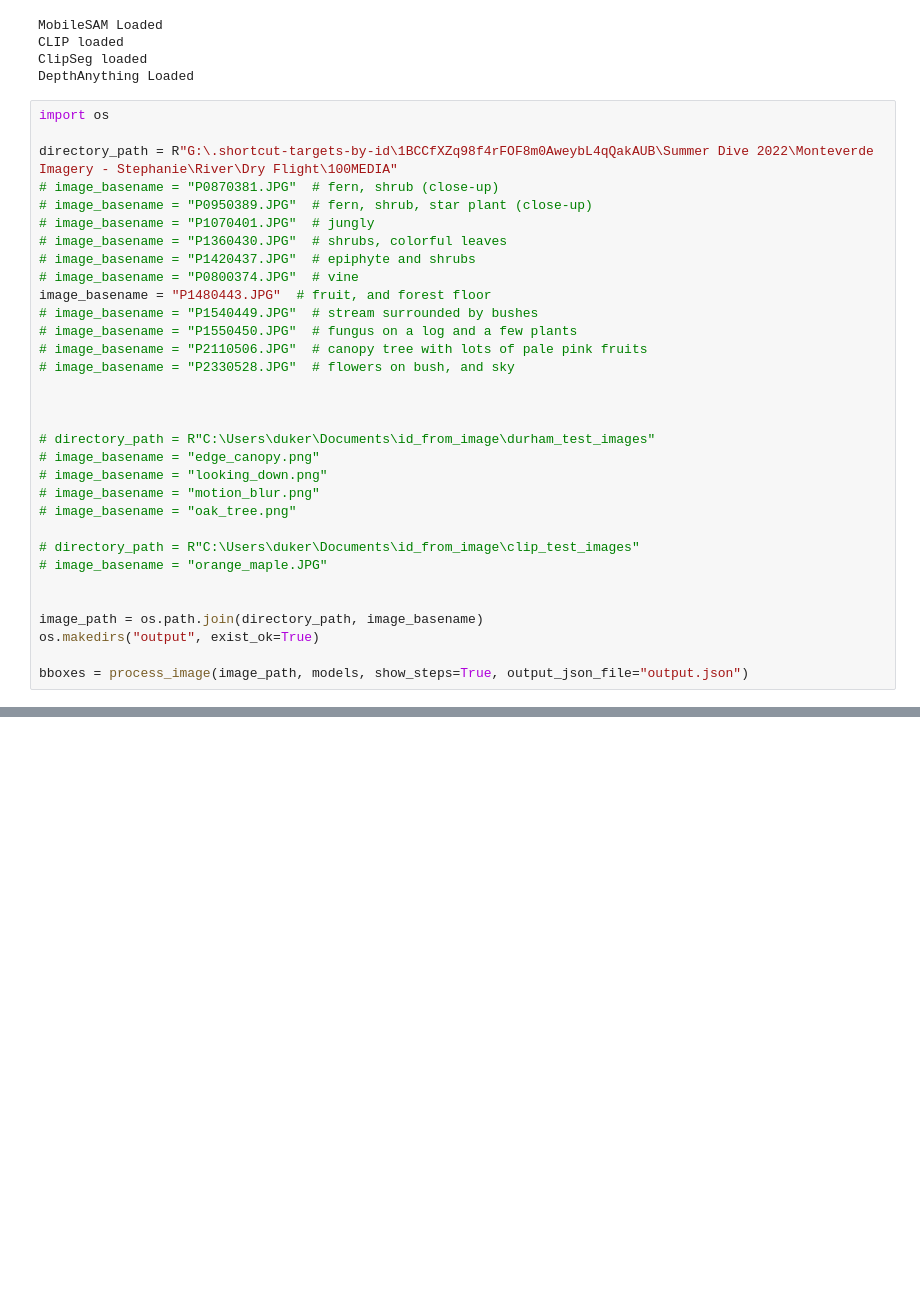
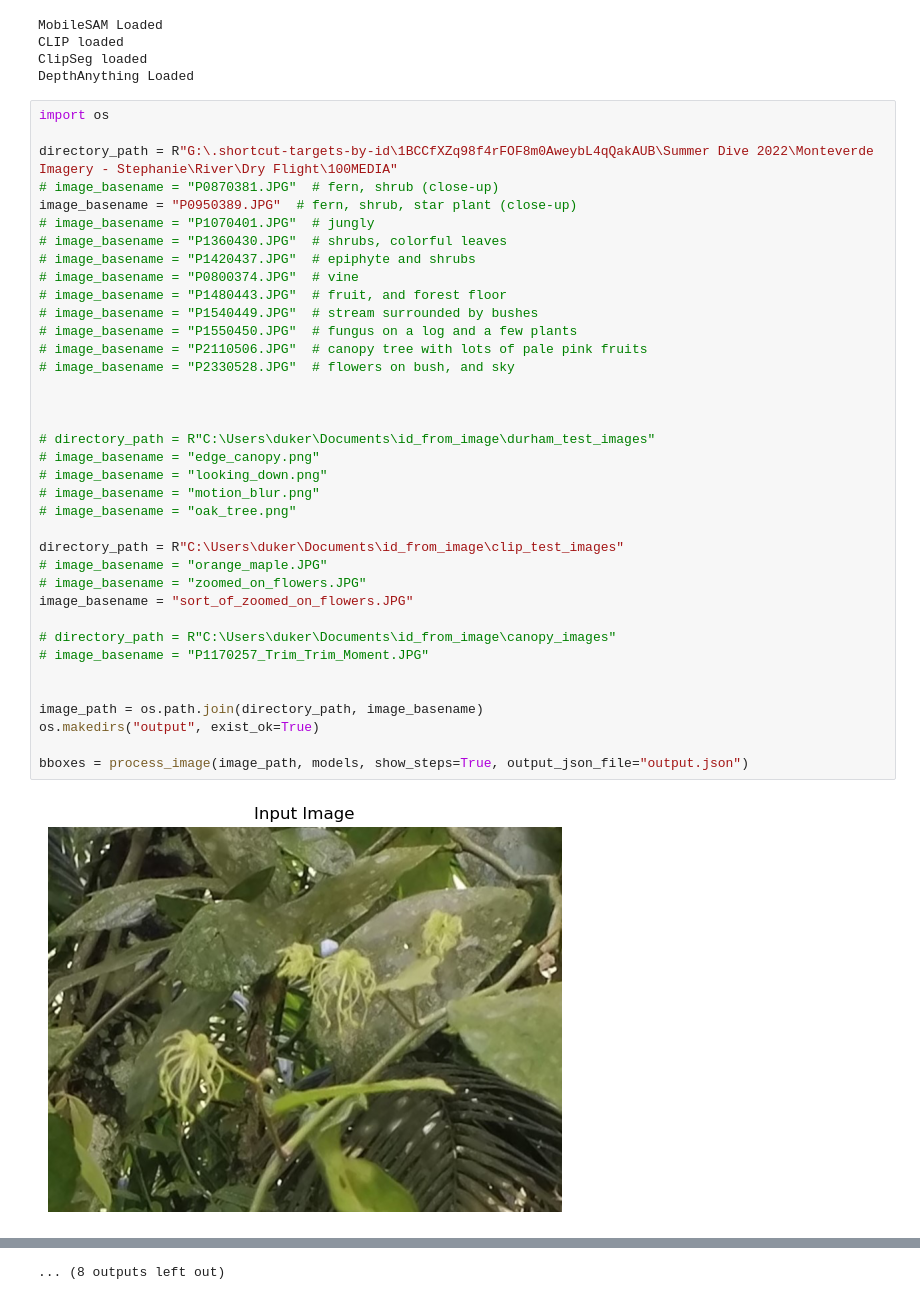
Before and after one commit to adam-kosinski/Rainforest-Engineering, a Jupyter notebook: how_to_run.ipynb, the cells around one changed output, grey strips where cells are left out. Cells and saved outputs as stored; diff of their text form; blank space fills up the shorter version.

```diff
--- a/how_to_run.ipynb
+++ b/how_to_run.ipynb
@@ -9,32 +9,39 @@ DepthAnything Loaded
 # %%
 import os
 
 directory_path = R"G:\.shortcut-targets-by-id\1BCCfXZq98f4rFOF8m0AweybL4qQakAUB\Summer Dive 2022\Monteverde Imagery - Stephanie\River\Dry Flight\100MEDIA"
 # image_basename = "P0870381.JPG"  # fern, shrub (close-up)
-# image_basename = "P0950389.JPG"  # fern, shrub, star plant (close-up)
+image_basename = "P0950389.JPG"  # fern, shrub, star plant (close-up)
 # image_basename = "P1070401.JPG"  # jungly
 # image_basename = "P1360430.JPG"  # shrubs, colorful leaves
 # image_basename = "P1420437.JPG"  # epiphyte and shrubs
 # image_basename = "P0800374.JPG"  # vine
-image_basename = "P1480443.JPG"  # fruit, and forest floor
+# image_basename = "P1480443.JPG"  # fruit, and forest floor
 # image_basename = "P1540449.JPG"  # stream surrounded by bushes
 # image_basename = "P1550450.JPG"  # fungus on a log and a few plants
 # image_basename = "P2110506.JPG"  # canopy tree with lots of pale pink fruits
 # image_basename = "P2330528.JPG"  # flowers on bush, and sky
 
 
 
 # directory_path = R"C:\Users\duker\Documents\id_from_image\durham_test_images"
 # image_basename = "edge_canopy.png"
 # image_basename = "looking_down.png"
 # image_basename = "motion_blur.png"
 # image_basename = "oak_tree.png"
 
-# directory_path = R"C:\Users\duker\Documents\id_from_image\clip_test_images"
+directory_path = R"C:\Users\duker\Documents\id_from_image\clip_test_images"
 # image_basename = "orange_maple.JPG"
+# image_basename = "zoomed_on_flowers.JPG"
+image_basename = "sort_of_zoomed_on_flowers.JPG"
+
+# directory_path = R"C:\Users\duker\Documents\id_from_image\canopy_images"
+# image_basename = "P1170257_Trim_Trim_Moment.JPG"
 
 
 image_path = os.path.join(directory_path, image_basename)
 os.makedirs("output", exist_ok=True)
 
 bboxes = process_image(image_path, models, show_steps=True, output_json_file="output.json")
+# %% [output]
+[figure, added]
@@ -40,0 +59 @@ bboxes = process_image(image_path, models, show_steps=True, output_json_file="ou
+... (8 outputs left out)
```
Also changed, not shown: parts of 1 cell of this notebook, 1 other file.
